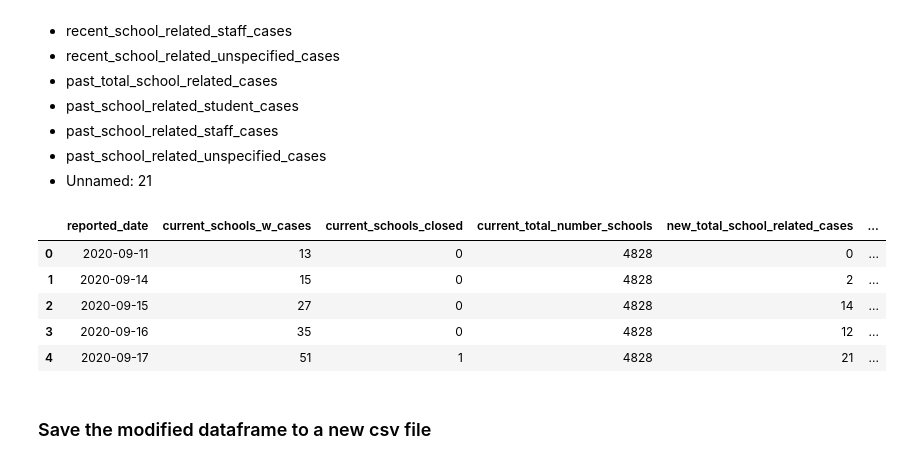
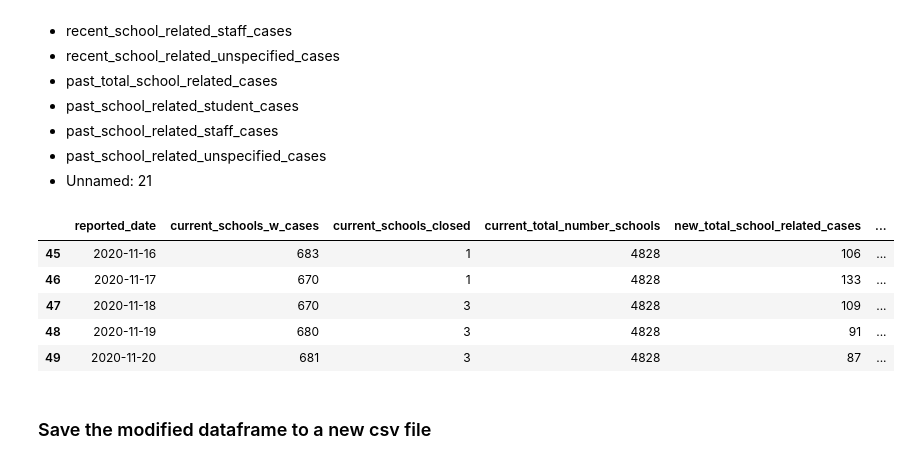
Before and after one commit to Peterstangolis/ontario_schools_covid19_analysis, a Jupyter notebook: ont_covid19_school_case_analysis.ipynb, the cells around one changed output. Saved outputs shown, nothing was run; the diff lists cells and outputs as text; code cells hidden in the pictures.

```diff
--- a/ont_covid19_school_case_analysis.ipynb
+++ b/ont_covid19_school_case_analysis.ipynb
@@ -130,14 +130,14 @@ dtype: int64
 # %%
 df = df.iloc[:,  [1,2,3,4,5,6,7,8,9, 17, 18, 19, 20]]
 # %%
-df.head()
+df.tail()
 # %% [output]
 |  | reported_date | current_schools_w_cases | current_schools_closed | current_total_number_schools | new_total_school_related_cases | ... |
-| 0 | 2020-09-11 | 13 | 0 | 4828 | 0 | ... |
-| 1 | 2020-09-14 | 15 | 0 | 4828 | 2 | ... |
-| 2 | 2020-09-15 | 27 | 0 | 4828 | 14 | ... |
-| 3 | 2020-09-16 | 35 | 0 | 4828 | 12 | ... |
-| 4 | 2020-09-17 | 51 | 1 | 4828 | 21 | ... |
+| 45 | 2020-11-16 | 683 | 1 | 4828 | 106 | ... |
+| 46 | 2020-11-17 | 670 | 1 | 4828 | 133 | ... |
+| 47 | 2020-11-18 | 670 | 3 | 4828 | 109 | ... |
+| 48 | 2020-11-19 | 680 | 3 | 4828 | 91 | ... |
+| 49 | 2020-11-20 | 681 | 3 | 4828 | 87 | ... |
 # %% [markdown]
 ### Save the modified dataframe to a new csv file
 # %%
```
